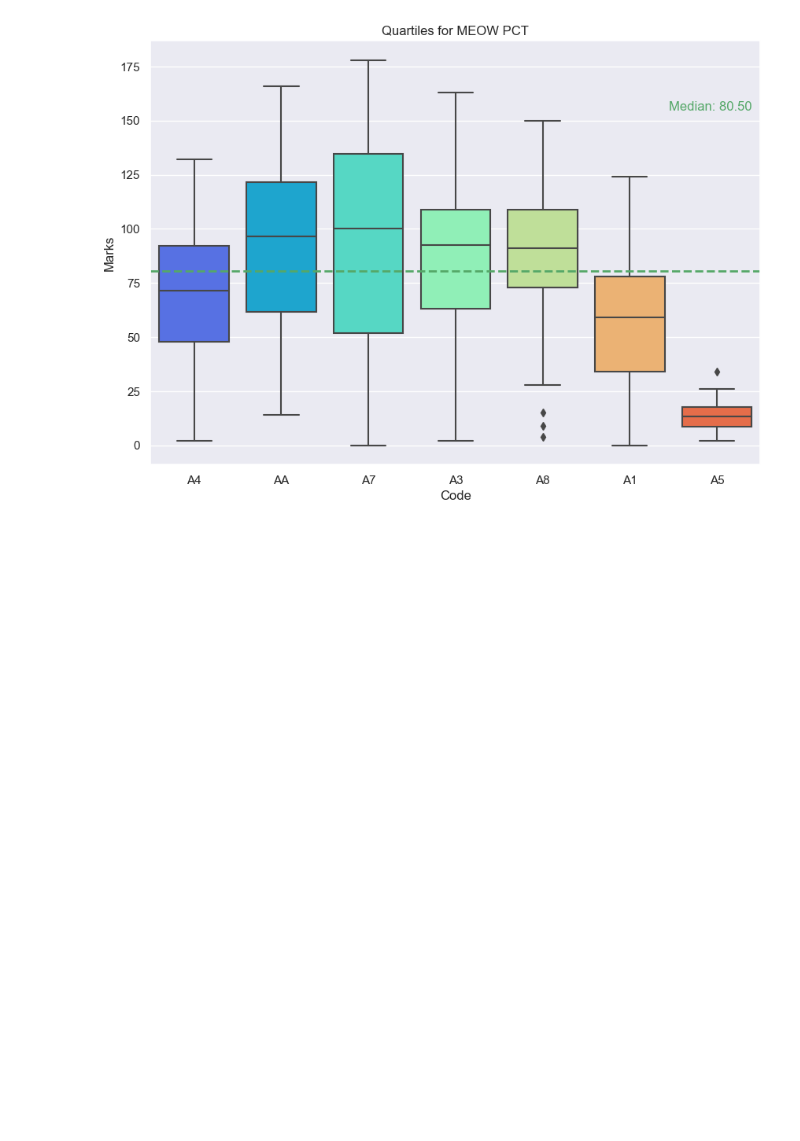
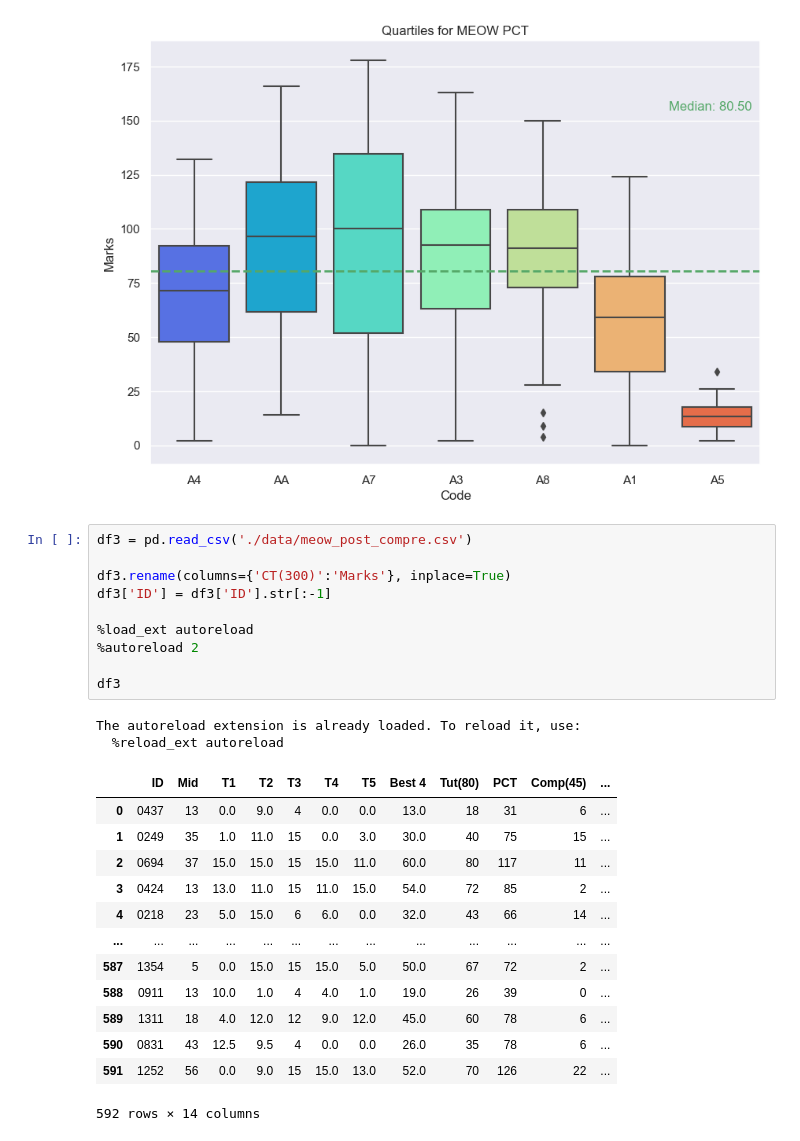
Before and after one commit to aviral2004/marks_data_visulation, a Jupyter notebook: meow_pct.ipynb, the cells around one changed output. Cells and saved outputs as stored; diff of their text form; blank space fills up the shorter version.

```diff
--- a/meow_pct.ipynb
+++ b/meow_pct.ipynb
@@ -117,3 +117,29 @@ g.gen_all()
 [figure]
 [figure]
 [figure]
+# %%
+df3 = pd.read_csv('./data/meow_post_compre.csv')
+
+df3.rename(columns={'CT(300)':'Marks'}, inplace=True)
+df3['ID'] = df3['ID'].str[:-1]
+
+%load_ext autoreload
+%autoreload 2
+
+df3
+# %% [output]
+The autoreload extension is already loaded. To reload it, use:
+  %reload_ext autoreload
+|  | ID | Mid | T1 | T2 | T3 | T4 | T5 | Best 4 | Tut(80) | PCT | Comp(45) | ... |
+| 0 | 0437 | 13 | 0.0 | 9.0 | 4 | 0.0 | 0.0 | 13.0 | 18 | 31 | 6 | ... |
+| 1 | 0249 | 35 | 1.0 | 11.0 | 15 | 0.0 | 3.0 | 30.0 | 40 | 75 | 15 | ... |
+| 2 | 0694 | 37 | 15.0 | 15.0 | 15 | 15.0 | 11.0 | 60.0 | 80 | 117 | 11 | ... |
+| 3 | 0424 | 13 | 13.0 | 11.0 | 15 | 11.0 | 15.0 | 54.0 | 72 | 85 | 2 | ... |
+| 4 | 0218 | 23 | 5.0 | 15.0 | 6 | 6.0 | 0.0 | 32.0 | 43 | 66 | 14 | ... |
+| ... | ... | ... | ... | ... | ... | ... | ... | ... | ... | ... | ... | ... |
+| 587 | 1354 | 5 | 0.0 | 15.0 | 15 | 15.0 | 5.0 | 50.0 | 67 | 72 | 2 | ... |
+| 588 | 0911 | 13 | 10.0 | 1.0 | 4 | 4.0 | 1.0 | 19.0 | 26 | 39 | 0 | ... |
+| 589 | 1311 | 18 | 4.0 | 12.0 | 12 | 9.0 | 12.0 | 45.0 | 60 | 78 | 6 | ... |
+| 590 | 0831 | 43 | 12.5 | 9.5 | 4 | 0.0 | 0.0 | 26.0 | 35 | 78 | 6 | ... |
+| 591 | 1252 | 56 | 0.0 | 9.0 | 15 | 15.0 | 13.0 | 52.0 | 70 | 126 | 22 | ... |
+592 rows × 14 columns
```
Also changed, not shown: parts of 3 cells of this notebook, 7 other files.
